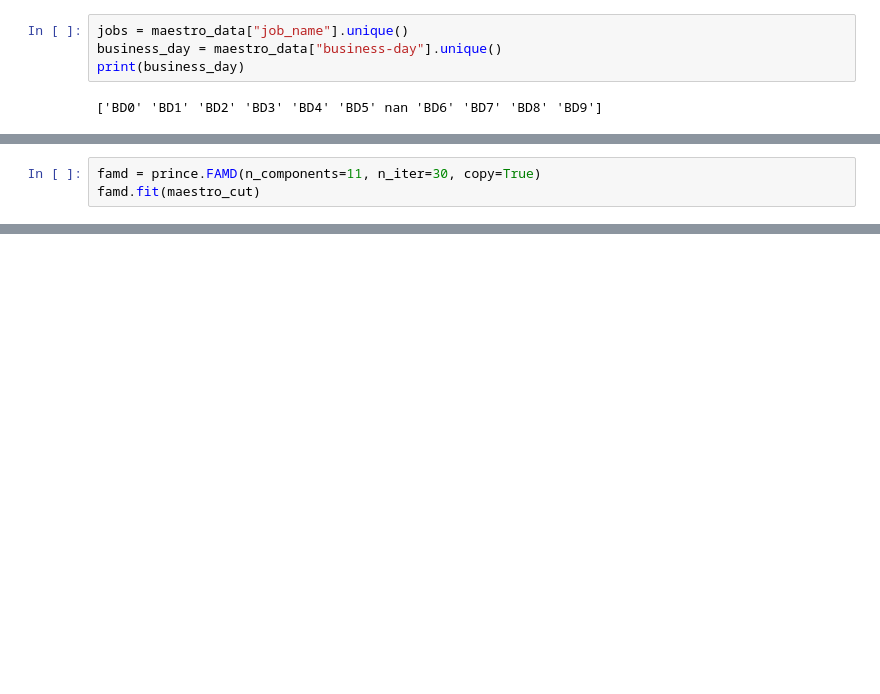
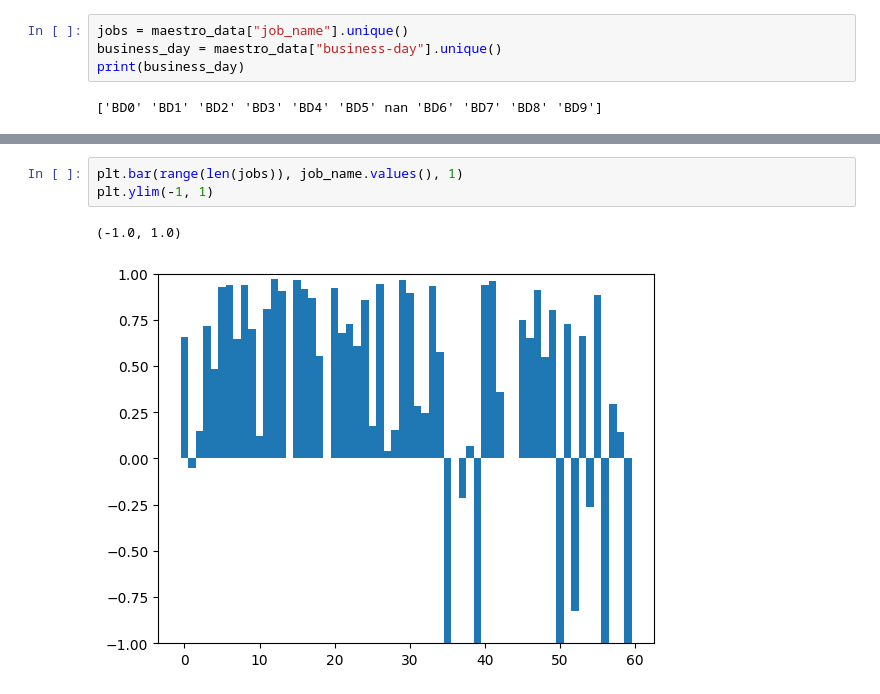
Before and after one commit to mlodybercik/workflow-predictor, a Jupyter notebook: temp/visualize.ipynb, the cells around one changed output, grey strips where cells are left out. Cells and saved outputs as stored; diff of their text form; blank space fills up the shorter version.

```diff
--- a/temp/visualize.ipynb
+++ b/temp/visualize.ipynb
@@ -65,3 +51,0 @@ FactorAnalysis()
-# %%
-famd = prince.FAMD(n_components=11, n_iter=30, copy=True)
-famd.fit(maestro_cut)
@@ -85,0 +114,6 @@ famd.column_coordinates_
+# %%
+plt.bar(range(len(jobs)), job_name.values(), 1)
+plt.ylim(-1, 1)
+# %% [output]
+(-1.0, 1.0)
+[figure, added]
```
Also changed, not shown: parts of 12 cells of this notebook.
